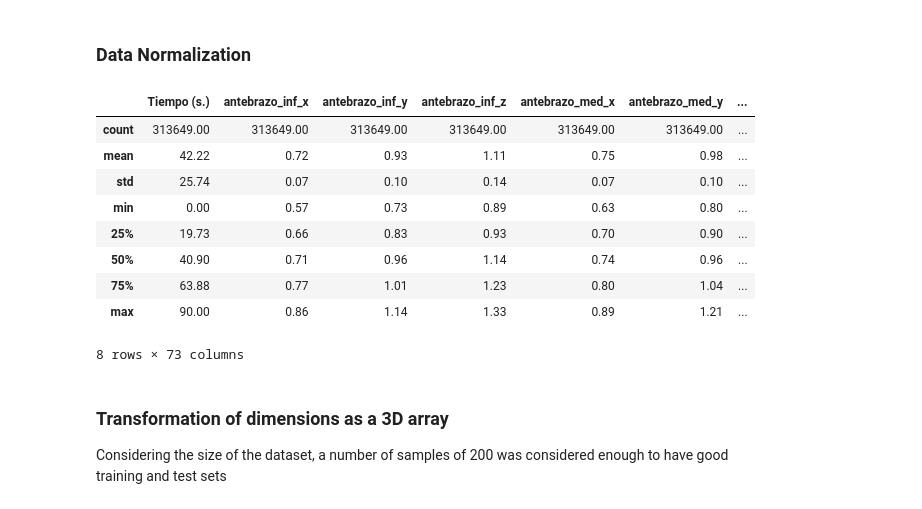
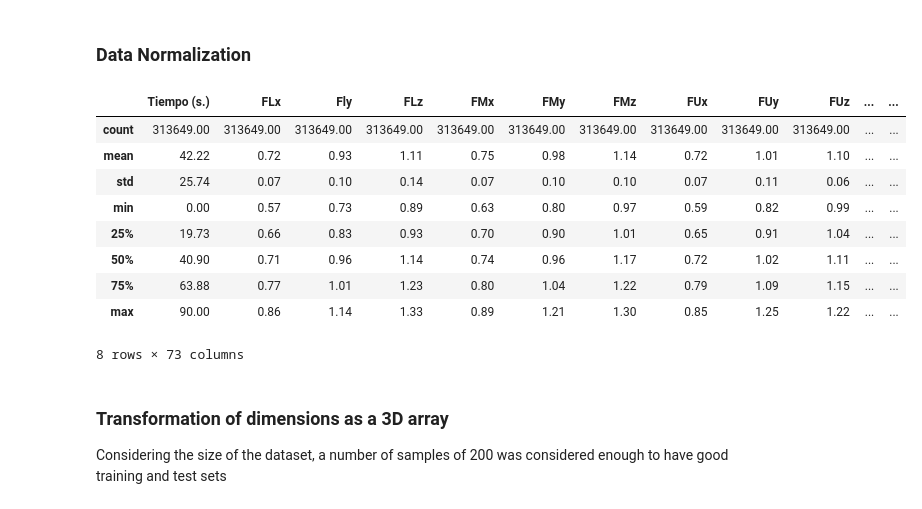
Before and after one commit to StadynR/HAR-imu-photogrammetry, a Jupyter notebook: Notebooks/Dataset 1/Photogrammetry.ipynb, the cells around one changed output. Cells and saved outputs as stored; diff of their text form; code cells hidden in the pictures.

```diff
--- a/Notebooks/Dataset 1/Photogrammetry.ipynb
+++ b/Notebooks/Dataset 1/Photogrammetry.ipynb
@@ -63,66 +105,66 @@ plot_activity('extension',df,0,100000)
 # %%
 #NORMALIZATION
 from sklearn.preprocessing import MinMaxScaler
 mms = MinMaxScaler()
-df['antebrazo_inf_x_mms'] = mms.fit_transform(df[['antebrazo_inf_x']])
-df['antebrazo_inf_y_mms'] = mms.fit_transform(df[['antebrazo_inf_y']])
-df['antebrazo_inf_z_mms'] = mms.fit_transform(df[['antebrazo_inf_z']])
+df['FLx_mms'] = mms.fit_transform(df[['FLx']])
+df['Fly_mms'] = mms.fit_transform(df[['Fly']])
+df['FLz_mms'] = mms.fit_transform(df[['FLz']])
 
-df['antebrazo_med_x_mms'] = mms.fit_transform(df[['antebrazo_med_x']])
-df['antebrazo_med_y_mms'] = mms.fit_transform(df[['antebrazo_med_y']])
-df['antebrazo_med_z_mms'] = mms.fit_transform(df[['antebrazo_med_z']])
+df['FMx_mms'] = mms.fit_transform(df[['FMx']])
+df['FMy_mms'] = mms.fit_transform(df[['FMy']])
+df['FMz_mms'] = mms.fit_transform(df[['FMz']])
 
-df['antebrazo_sup_x_mms'] = mms.fit_transform(df[['antebrazo_sup_x']])
-df['antebrazo_sup_y_mms'] = mms.fit_transform(df[['antebrazo_sup_y']])
-df['antebrazo_sup_z_mms'] = mms.fit_transform(df[['antebrazo_sup_z']])
+df['FUx_mms'] = mms.fit_transform(df[['FUx']])
+df['FUy_mms'] = mms.fit_transform(df[['FUy']])
+df['FUz_mms'] = mms.fit_transform(df[['FUz']])
 
-df['brazo_inf_x_mms'] = mms.fit_transform(df[['brazo_inf_x']])
-df['brazo_inf_y_mms'] = mms.fit_transform(df[['brazo_inf_y']])
-df['brazo_inf_z_mms'] = mms.fit_transform(df[['brazo_inf_z']])
+df['ALx_mms'] = mms.fit_transform(df[['ALx']])
+df['ALy_mms'] = mms.fit_transform(df[['ALy']])
+df['ALz_mms'] = mms.fit_transform(df[['ALz']])
 
-df['brazo_med_x_mms'] = mms.fit_transform(df[['brazo_med_x']])
-df['brazo_med_y_mms'] = mms.fit_transform(df[['brazo_med_y']])
-df['brazo_med_z_mms'] = mms.fit_transform(df[['brazo_med_z']])
+df['AMx_mms'] = mms.fit_transform(df[['AMx']])
+df['AMy_mms'] = mms.fit_transform(df[['AMy']])
+df['AMz_mms'] = mms.fit_transform(df[['AMz']])
 
-df['brazo_sup_x_mms'] = mms.fit_transform(df[['brazo_sup_x']])
-df['brazo_sup_y_mms'] = mms.fit_transform(df[['brazo_sup_y']])
-df['brazo_sup_z_mms'] = mms.fit_transform(df[['brazo_sup_z']])
+df['AUx_mms'] = mms.fit_transform(df[['AUx']])
+df['AUy_mms'] = mms.fit_transform(df[['AUy']])
+df['AUz_mms'] = mms.fit_transform(df[['AUz']])
 
-df['codo_ext_x_mms'] = mms.fit_transform(df[['codo_ext_x']])
-df['codo_ext_y_mms'] = mms.fit_transform(df[['codo_ext_y']])
-df['codo_ext_z_mms'] = mms.fit_transform(df[['codo_ext_z']])
+df['EEx_mms'] = mms.fit_transform(df[['EEx']])
+df['EEy_mms'] = mms.fit_transform(df[['EEy']])
+df['EEz_mms'] = mms.fit_transform(df[['EEz']])
 
-df['codo_int_x_mms'] = mms.fit_transform(df[['codo_int_x']])
-df['codo_int_y_mms'] = mms.fit_transform(df[['codo_int_y']])
-df['codo_int_z_mms'] = mms.fit_transform(df[['codo_int_z']])
+df['EIx_mms'] = mms.fit_transform(df[['EIx']])
+df['EIy_mms'] = mms.fit_transform(df[['EIy']])
+df['EIz_mms'] = mms.fit_transform(df[['EIz']])
 
-df['hombro_ref_x_mms'] = mms.fit_transform(df[['hombro_ref_x']])
-df['hombro_ref_y_mms'] = mms.fit_transform(df[['hombro_ref_y']])
-df['hombro_ref_z_mms'] = mms.fit_transform(df[['hombro_ref_z']])
+df['Sx_mms'] = mms.fit_transform(df[['Sx']])
+df['Sy_mms'] = mms.fit_transform(df[['Sy']])
+df['Sz_mms'] = mms.fit_transform(df[['Sz']])
 
-df['mano_x_mms'] = mms.fit_transform(df[['mano_x']])
-df['mano_y_mms'] = mms.fit_transform(df[['mano_y']])
-df['mano_z_mms'] = mms.fit_transform(df[['mano_z']])
+df['Hx_mms'] = mms.fit_transform(df[['Hx']])
+df['Hy_mms'] = mms.fit_transform(df[['Hy']])
+df['Hz_mms'] = mms.fit_transform(df[['Hz']])
 
-df['muneca_ext_x_mms'] = mms.fit_transform(df[['muneca_ext_x']])
-df['muneca_ext_y_mms'] = mms.fit_transform(df[['muneca_ext_y']])
-df['muneca_ext_z_mms'] = mms.fit_transform(df[['muneca_ext_z']])
+df['WEx_mms'] = mms.fit_transform(df[['WEx']])
+df['WEy_mms'] = mms.fit_transform(df[['WEy']])
+df['WEz_mms'] = mms.fit_transform(df[['WEz']])
 
-df['muneca_int_x_mms'] = mms.fit_transform(df[['muneca_int_x']])
-df['muneca_int_y_mms'] = mms.fit_transform(df[['muneca_int_y']])
-df['muneca_int_z_mms'] = mms.fit_transform(df[['muneca_int_z']])
+df['WIx_mms'] = mms.fit_transform(df[['WIx']])
+df['WIy_mms'] = mms.fit_transform(df[['WIy']])
+df['WIz_mms'] = mms.fit_transform(df[['WIz']])
 
 df.describe().round(2)
 # %% [output]
-|  | Tiempo (s.) | antebrazo_inf_x | antebrazo_inf_y | antebrazo_inf_z | antebrazo_med_x | antebrazo_med_y | ... |
-| count | 313649.00 | 313649.00 | 313649.00 | 313649.00 | 313649.00 | 313649.00 | ... |
-| mean | 42.22 | 0.72 | 0.93 | 1.11 | 0.75 | 0.98 | ... |
-| std | 25.74 | 0.07 | 0.10 | 0.14 | 0.07 | 0.10 | ... |
-| min | 0.00 | 0.57 | 0.73 | 0.89 | 0.63 | 0.80 | ... |
-| 25% | 19.73 | 0.66 | 0.83 | 0.93 | 0.70 | 0.90 | ... |
-| 50% | 40.90 | 0.71 | 0.96 | 1.14 | 0.74 | 0.96 | ... |
-| 75% | 63.88 | 0.77 | 1.01 | 1.23 | 0.80 | 1.04 | ... |
-| max | 90.00 | 0.86 | 1.14 | 1.33 | 0.89 | 1.21 | ... |
+|  | Tiempo (s.) | FLx | Fly | FLz | FMx | FMy | FMz | FUx | FUy | FUz | ... | ... |
+| count | 313649.00 | 313649.00 | 313649.00 | 313649.00 | 313649.00 | 313649.00 | 313649.00 | 313649.00 | 313649.00 | 313649.00 | ... | ... |
+| mean | 42.22 | 0.72 | 0.93 | 1.11 | 0.75 | 0.98 | 1.14 | 0.72 | 1.01 | 1.10 | ... | ... |
+| std | 25.74 | 0.07 | 0.10 | 0.14 | 0.07 | 0.10 | 0.10 | 0.07 | 0.11 | 0.06 | ... | ... |
+| min | 0.00 | 0.57 | 0.73 | 0.89 | 0.63 | 0.80 | 0.97 | 0.59 | 0.82 | 0.99 | ... | ... |
+| 25% | 19.73 | 0.66 | 0.83 | 0.93 | 0.70 | 0.90 | 1.01 | 0.65 | 0.91 | 1.04 | ... | ... |
+| 50% | 40.90 | 0.71 | 0.96 | 1.14 | 0.74 | 0.96 | 1.17 | 0.72 | 1.02 | 1.11 | ... | ... |
+| 75% | 63.88 | 0.77 | 1.01 | 1.23 | 0.80 | 1.04 | 1.22 | 0.79 | 1.09 | 1.15 | ... | ... |
+| max | 90.00 | 0.86 | 1.14 | 1.33 | 0.89 | 1.21 | 1.30 | 0.85 | 1.25 | 1.22 | ... | ... |
 8 rows × 73 columns
 # %% [markdown]
 ### Transformation of dimensions as a 3D array
```
Also changed, not shown: parts of 103 cells of this notebook.
